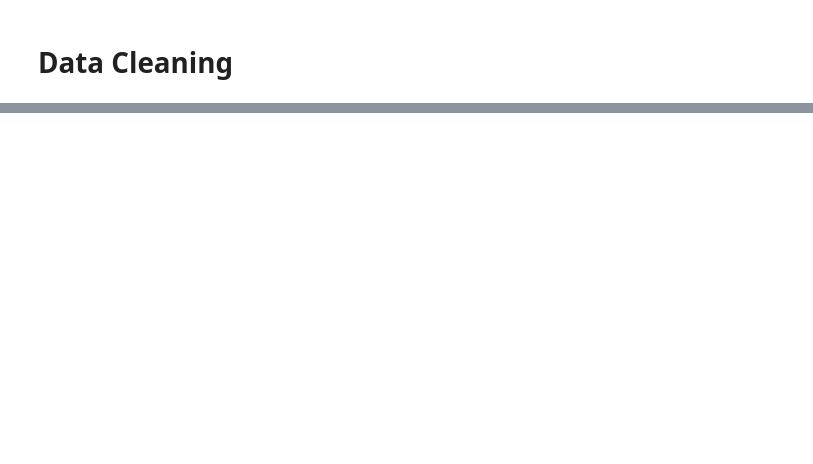
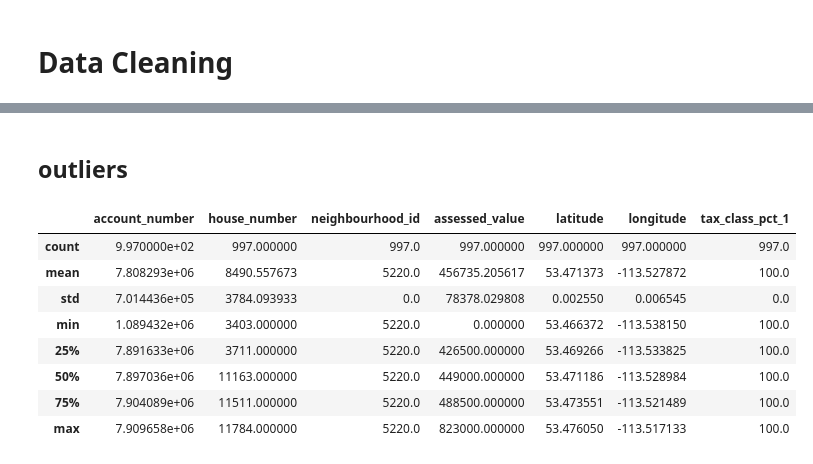
Before and after one commit to jasminebz/datakit-housing-fall-2024, a Jupyter notebook: edmonton_housing/edmonton_property_values.ipynb, the cells around one changed output, grey strips where cells are left out. Saved outputs shown, nothing was run; the diff lists cells and outputs as text; code cells hidden in the pictures; blank space fills up the shorter version.

```diff
--- a/edmonton_housing/edmonton_property_values.ipynb
+++ b/edmonton_housing/edmonton_property_values.ipynb
@@ -62,2 +102,14 @@ greenfield_df[numeric_cols] = greenfield_df[numeric_cols].apply(pd.to_numeric)
+# %% [markdown]
+## outliers
 # %%
-greenfield_df.
+greenfield_df.describe()
+# %% [output]
+|  | account_number | house_number | neighbourhood_id | assessed_value | latitude | longitude | tax_class_pct_1 |
+| count | 9.970000e+02 | 997.000000 | 997.0 | 997.000000 | 997.000000 | 997.000000 | 997.0 |
+| mean | 7.808293e+06 | 8490.557673 | 5220.0 | 456735.205617 | 53.471373 | -113.527872 | 100.0 |
+| std | 7.014436e+05 | 3784.093933 | 0.0 | 78378.029808 | 0.002550 | 0.006545 | 0.0 |
+| min | 1.089432e+06 | 3403.000000 | 5220.0 | 0.000000 | 53.466372 | -113.538150 | 100.0 |
+| 25% | 7.891633e+06 | 3711.000000 | 5220.0 | 426500.000000 | 53.469266 | -113.533825 | 100.0 |
+| 50% | 7.897036e+06 | 11163.000000 | 5220.0 | 449000.000000 | 53.471186 | -113.528984 | 100.0 |
+| 75% | 7.904089e+06 | 11511.000000 | 5220.0 | 488500.000000 | 53.473551 | -113.521489 | 100.0 |
+| max | 7.909658e+06 | 11784.000000 | 5220.0 | 823000.000000 | 53.476050 | -113.517133 | 100.0 |
```
Also changed, not shown: parts of 16 cells of this notebook.
